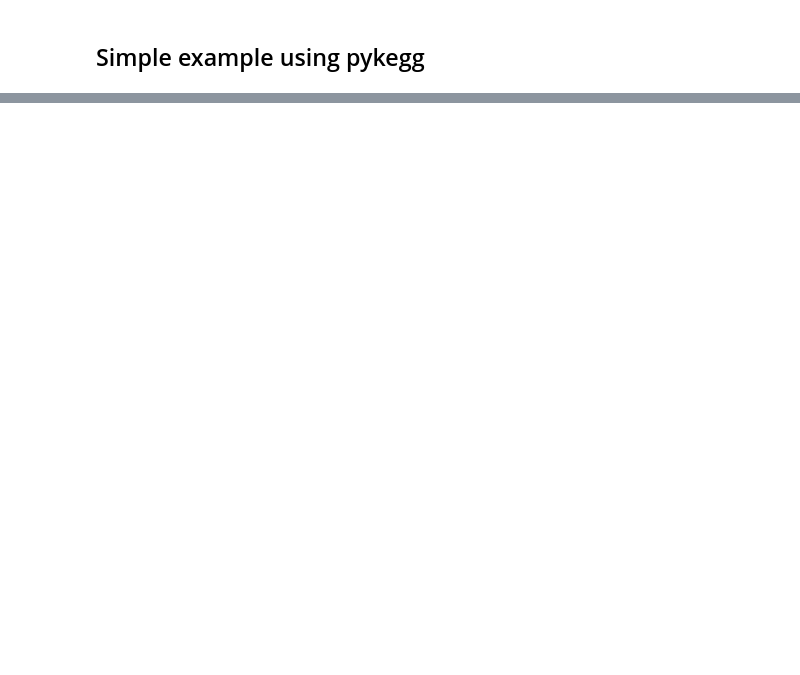
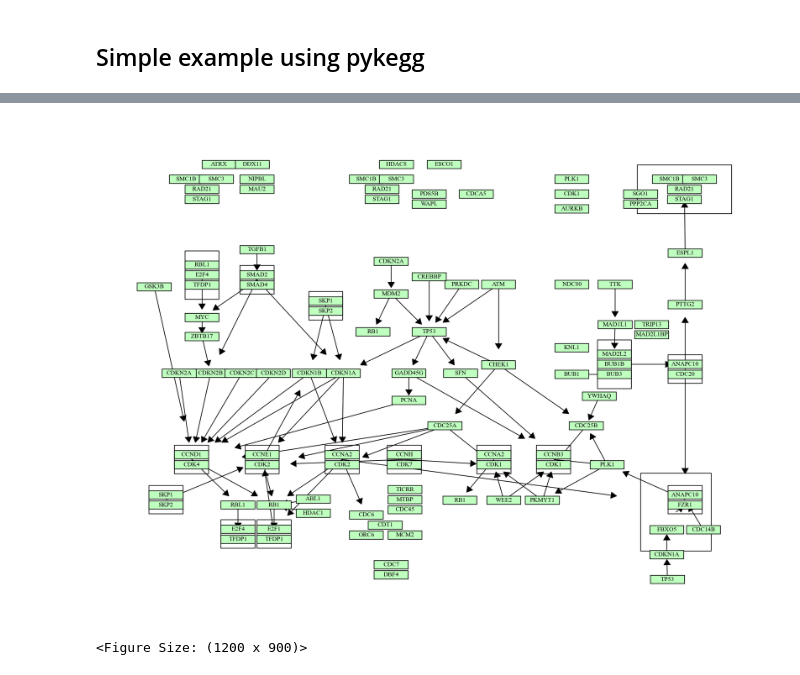
Before and after one commit to noriakis/pykegg, a Jupyter notebook: docs/pykegg-intro.ipynb, the cells around one changed output, grey strips where cells are left out. Drawn from its saved outputs; the diff is of its cells as text; code cells hidden in the pictures; blank space fills up the shorter version.

```diff
--- a/docs/pykegg-intro.ipynb
+++ b/docs/pykegg-intro.ipynb
@@ -46,0 +66,49 @@ pykegg.plot_kegg_pathway_plotnine(g, node_x_nudge=25, label_size=5, show_label="
+# %%
+from plotnine import (
+    ggplot,
+    options,
+    geom_point,
+    geoms,
+    aes,
+    geom_segment,
+    theme_void,
+    geom_rect,
+    geom_text,
+)
+graph = pykegg.KGML_graph(pid="hsa04110") ## Cell cycle
+options.figure_size = (12, 9) ## Change plotnine plot size
+node_df = graph.get_nodes(node_x_nudge=20, node_y_nudge=10) ## Change the node size
+seg_df = pykegg.return_segments(graph) ## return edge data frame for the use in `geom_segment`
+seg_df2 = seg_df.apply(lambda x: pykegg.shorten_end(x, 0.8), axis=1) ## shorten end of edges for visualization of arrow
+hsa = pykegg.id_to_name_dict("hsa") ## Obtain dict for converting hsa* IDs
+node_df["converted"] = node_df["name"].apply(lambda x: pykegg.convert_id(x, hsa)) ## Convert ID
+# %%
+(
+        ggplot()
+         + geom_segment(
+            aes(x="x", y="y", xend="xend", yend="yend"), data=seg_df2,
+            arrow=geoms.arrow(type="closed", length=0.05)
+         )
+        + geom_rect(
+            aes(xmin="xmin", ymin="ymin", xmax="xmax", ymax="ymax"),
+            data=node_df[node_df.original_type == "group"],
+            color="black", alpha=0, fill="#ffffff"
+            )
+        + geom_rect(
+            aes(xmin="xmin", ymin="ymin", xmax="xmax", ymax="ymax"),
+            data=node_df[node_df.original_type == "gene"],
+            color="black",
+            fill=node_df[node_df.original_type == "gene"].bgcolor)
+           +geom_text(
+             aes(x="x",y="y", label="converted"),
+               family="serif", size=8,
+            data=node_df[node_df.original_type == "gene"],
+            color="black"
+           )+
+    theme_void()
+
+
+)
+# %% [output]
+[figure, added]
+<Figure Size: (1200 x 900)>
```
Also changed, not shown: parts of 5 cells of this notebook, 4 other files.
